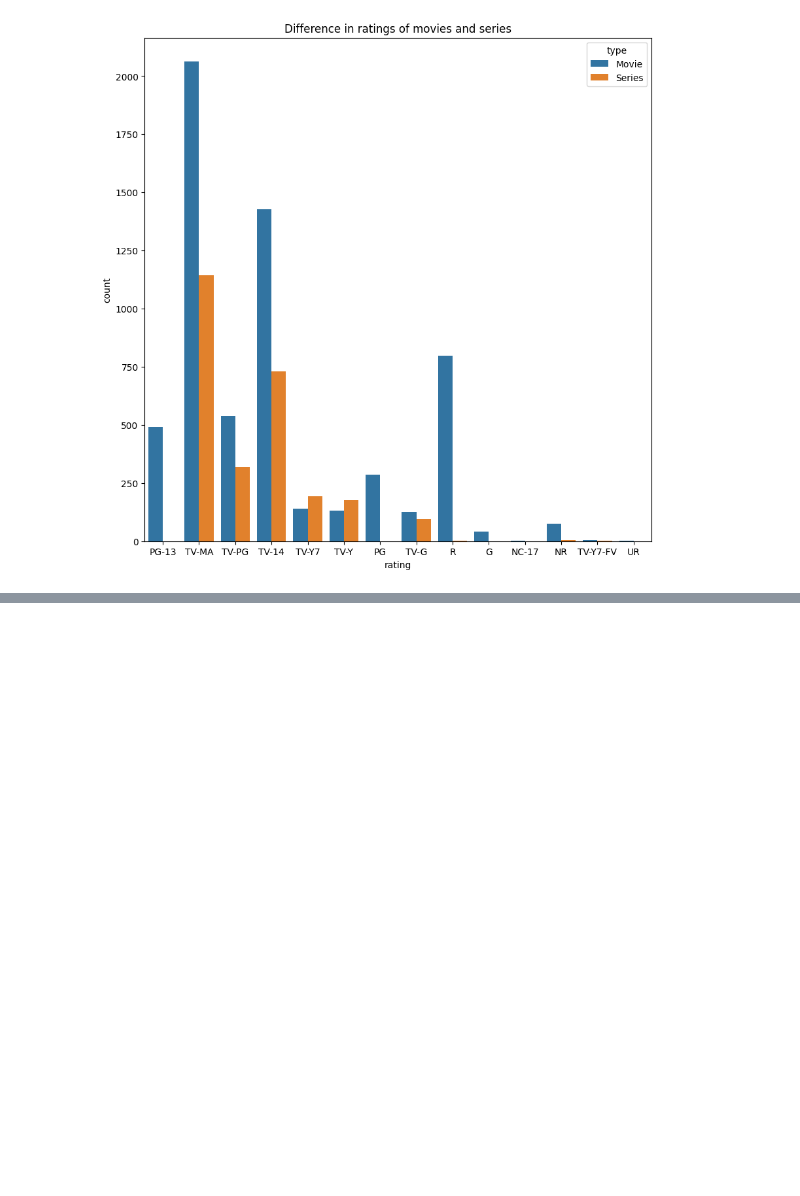
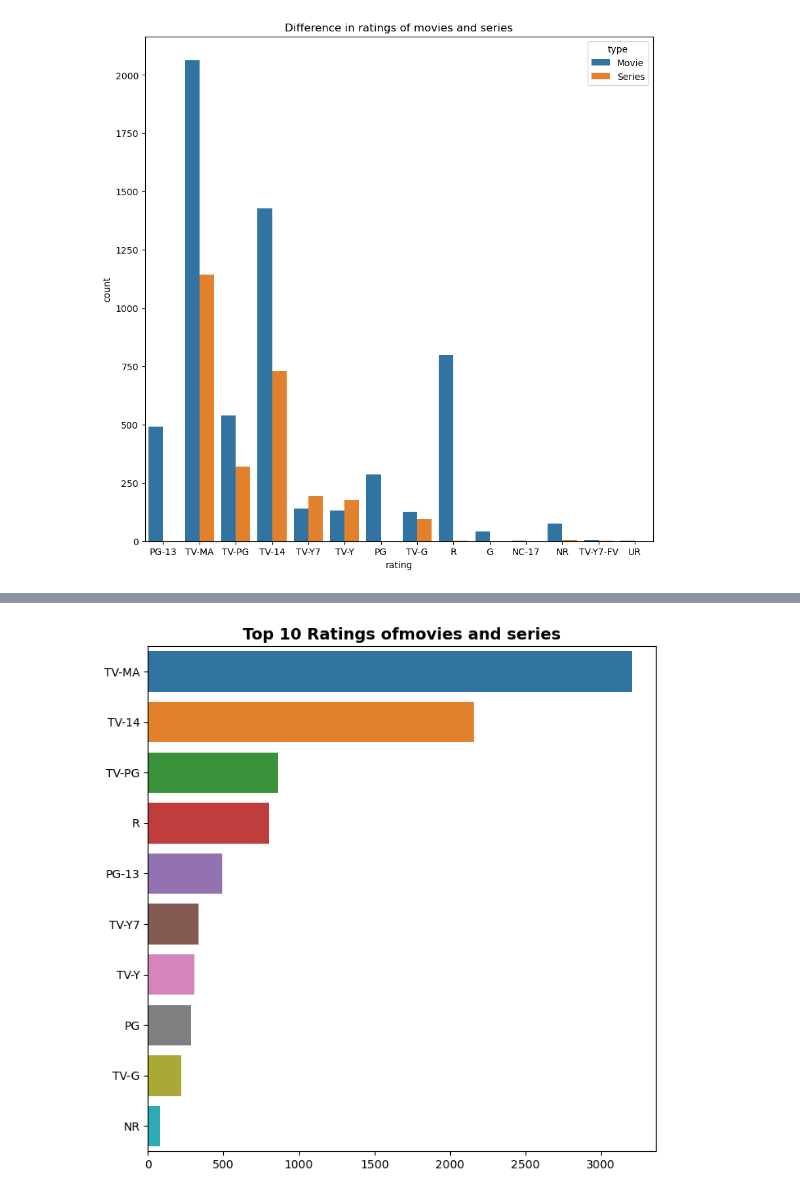
Before and after one commit to Mokowz/Netflix-Data, a Jupyter notebook: Netflix Analysis.ipynb, the cells around one changed output, grey strips where cells are left out. Cells and saved outputs as stored; diff of their text form; code cells hidden in the pictures; blank space fills up the shorter version.

```diff
--- a/Netflix Analysis.ipynb
+++ b/Netflix Analysis.ipynb
@@ -282,0 +307,4 @@ KeyboardInterrupt:
+# %%
+# Top 10 ratings of the movies and series
+top_10_rat = net_df["rating"].value_counts().head(10)
+top_10_rat
@@ -282,0 +337,8 @@ KeyboardInterrupt:
+# %%
+# Visualize it through a bar chart
+plt.figure(figsize=(8,8))
+sns.barplot(x=top_10_rat.values, y=top_10_rat.index)
+plt.title("Top 10 Ratings ofmovies and series", fontsize=14, fontweight="heavy")
+plt.show()
+# %% [output]
+[figure, added]
```
Also changed, not shown: parts of 7 cells of this notebook.
